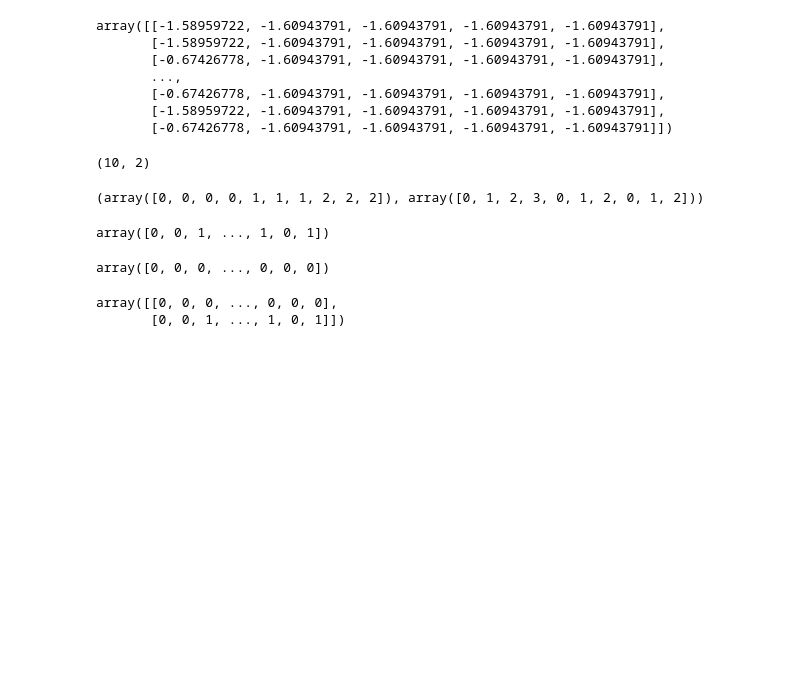
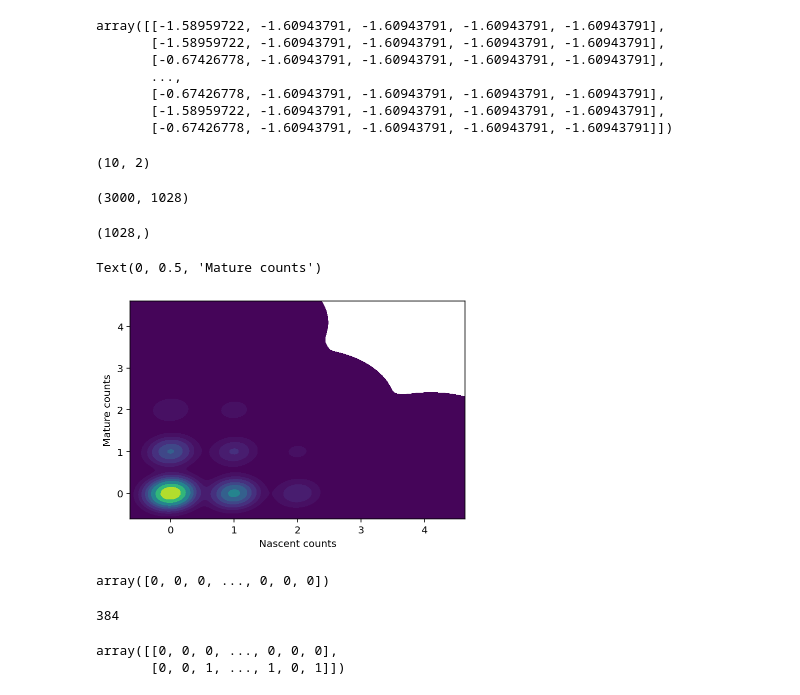
Before and after one commit to tarachari3/perturbCME, a Jupyter notebook: notebooks/20230327_mixModTest_Monod.ipynb, the cells around one changed output. Saved outputs shown, nothing was run; the diff lists cells and outputs as text; code cells hidden in the pictures; blank space fills up the shorter version.

```diff
--- a/notebooks/20230327_mixModTest_Monod.ipynb
+++ b/notebooks/20230327_mixModTest_Monod.ipynb
@@ -242,20 +242,32 @@ x.shape
 # %% [output]
 (10, 2)
 # %%
-tuple(x.T)
+search_data.layers[1].shape
 # %% [output]
-(array([0, 0, 0, 0, 1, 1, 1, 2, 2, 2]), array([0, 1, 2, 3, 0, 1, 2, 0, 1, 2]))
+(3000, 1028)
 # %%
-S = search_data.layers[1][2]
-U = search_data.layers[0][2]
+S = search_data.layers[1][50]
+U = search_data.layers[0][50]
 # %%
-S
+S.shape
 # %% [output]
-array([0, 0, 1, ..., 1, 0, 1])
+(1028,)
+# %%
+plt.figure()
+sns.kdeplot(x=U, y=S, cmap="viridis", shade=True, thresh=0)
+plt.xlabel('Nascent counts')
+plt.ylabel('Mature counts')
+# %% [output]
+Text(0, 0.5, 'Mature counts')
+[figure, added]
 # %%
 U
 # %% [output]
 array([0, 0, 0, ..., 0, 0, 0])
+# %%
+np.max(search_data.layers[1])
+# %% [output]
+384
 # %%
 x = np.array([U,S])
 x
```
Also changed, not shown: 1 other file.
